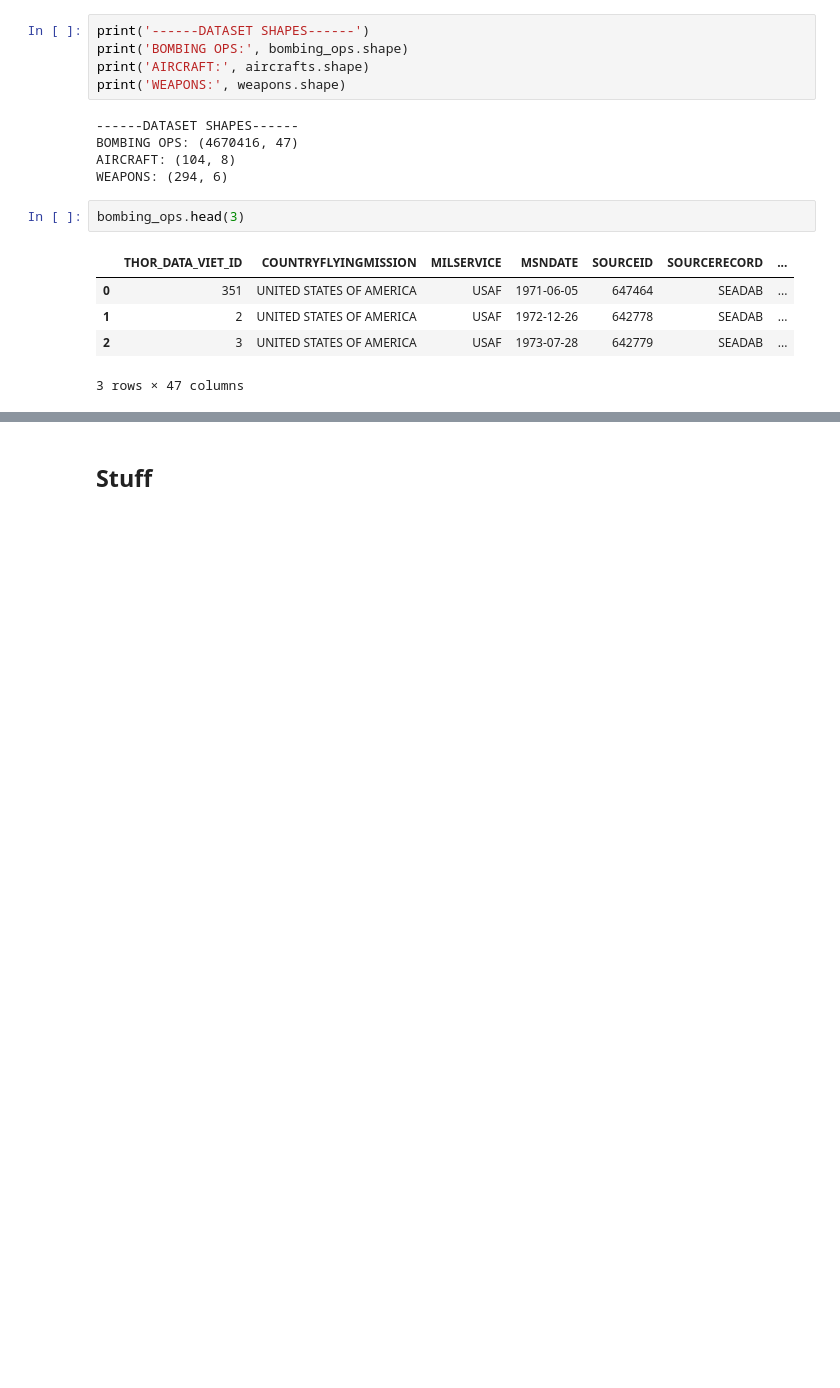
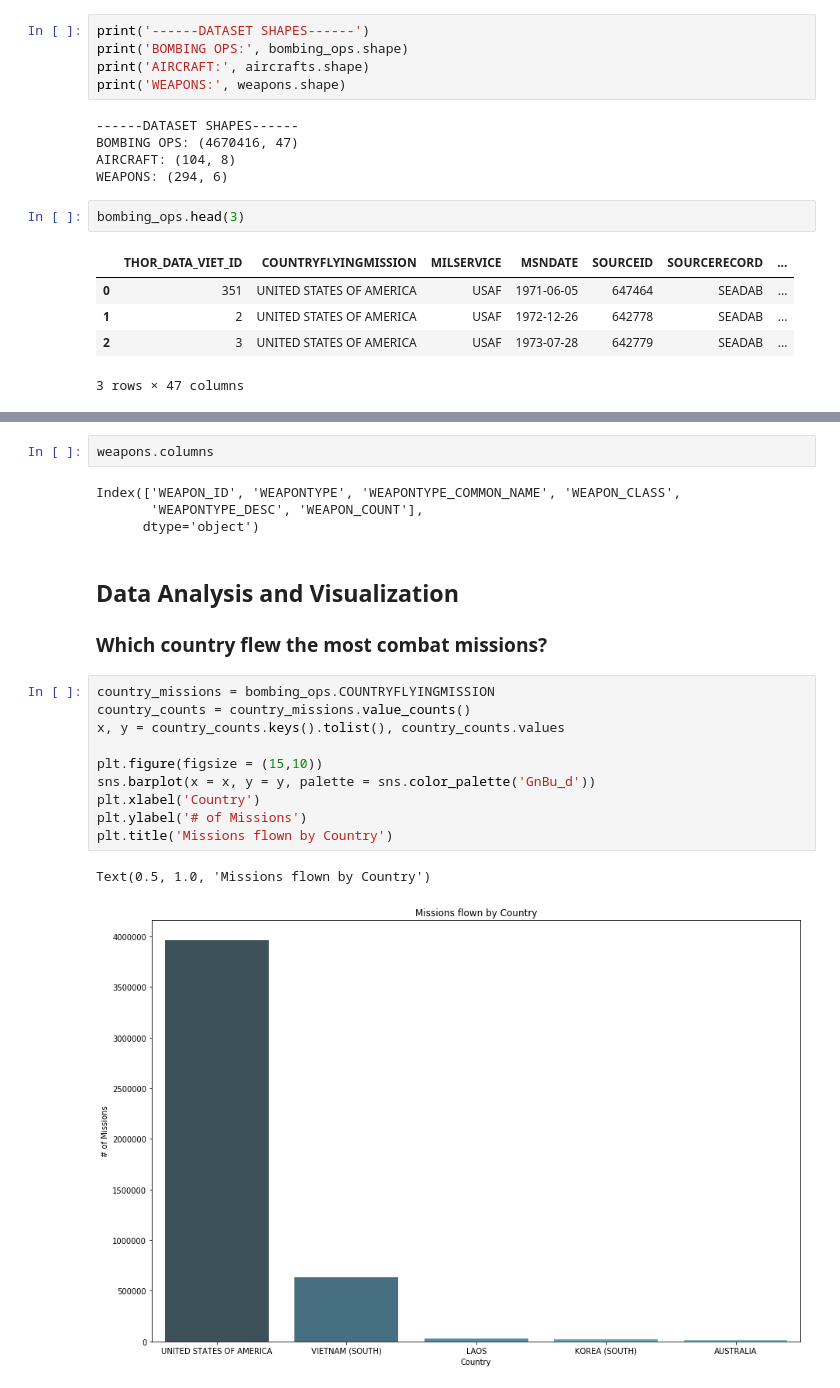
Before and after one commit to tengdann/si618-final, a Jupyter notebook: si618-final.ipynb, the cells around one changed output, grey strips where cells are left out. Cells and saved outputs as stored; diff of their text form; blank space fills up the shorter version.

Commit message:
Midway through data analysis

```diff
--- a/si618-final.ipynb
+++ b/si618-final.ipynb
@@ -66,5 +90,25 @@ weapons.head(3)
 | 0 | 1 | 100 GP | General Purpose Bomb | BOMB | 100 lb general purpose | 1 |
 | 1 | 2 | 1000 G | Megaboller flash powder bomb | BOMB | 1000 g BKS | 2 |
 | 2 | 3 | 1000LB GP M-65 | An-M65 | BOMB | 1000 lb general purpose | 12776 |
-# %% [markdown]
-## Stuff
+# %%
+weapons.columns
+# %% [output]
+Index(['WEAPON_ID', 'WEAPONTYPE', 'WEAPONTYPE_COMMON_NAME', 'WEAPON_CLASS',
+       'WEAPONTYPE_DESC', 'WEAPON_COUNT'],
+      dtype='object')
+# %% [markdown]
+## Data Analysis and Visualization
+### Which country flew the most combat missions?
+# %%
+country_missions = bombing_ops.COUNTRYFLYINGMISSION
+country_counts = country_missions.value_counts()
+x, y = country_counts.keys().tolist(), country_counts.values
+
+plt.figure(figsize = (15,10))
+sns.barplot(x = x, y = y, palette = sns.color_palette('GnBu_d'))
+plt.xlabel('Country')
+plt.ylabel('# of Missions')
+plt.title('Missions flown by Country')
+# %% [output]
+Text(0.5, 1.0, 'Missions flown by Country')
+[figure, added]
```
Also changed, not shown: parts of 5 cells of this notebook.
